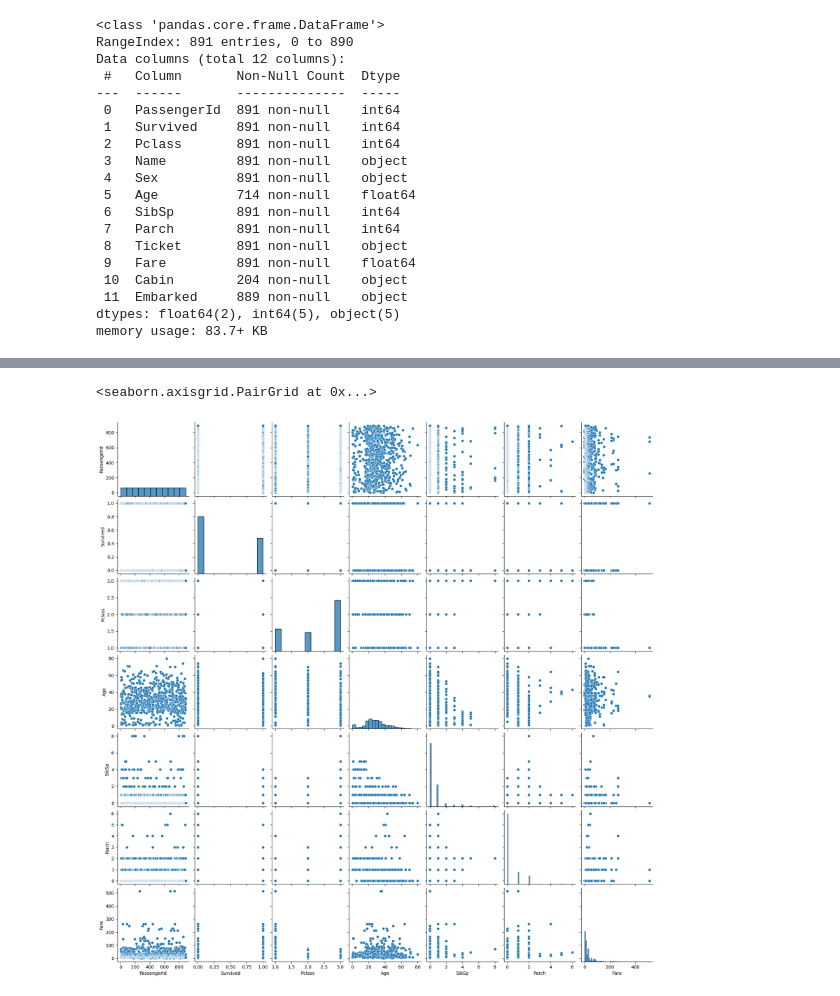
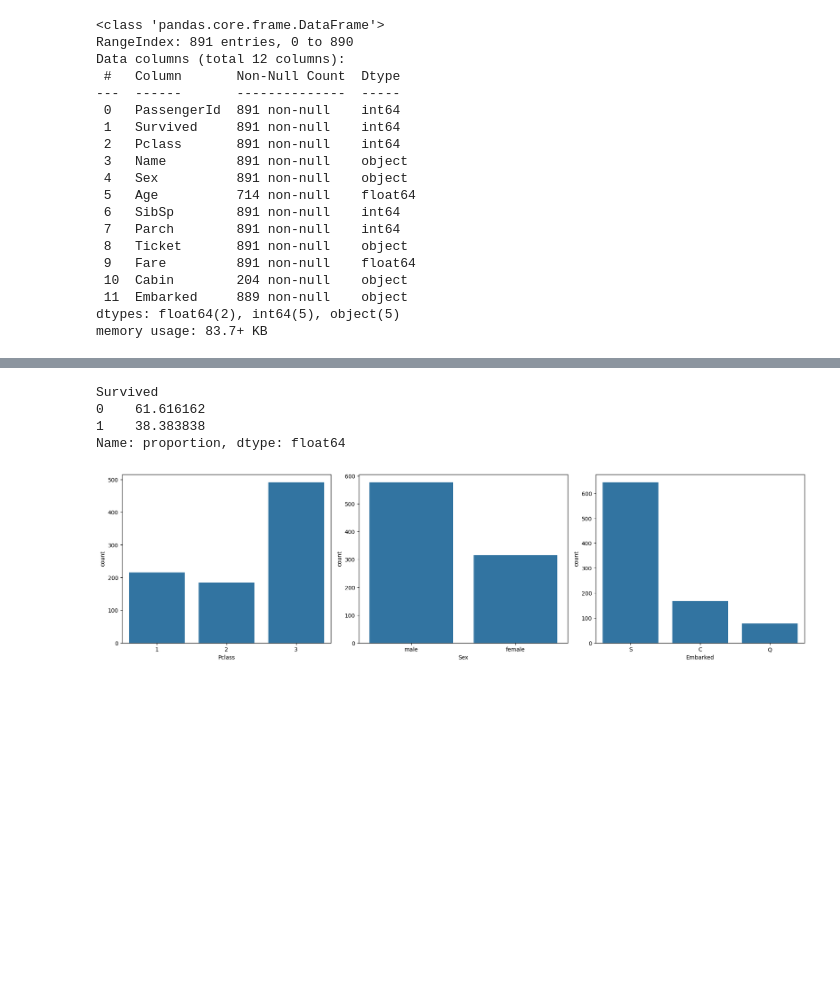
Before and after one commit to Suresh-kumar002/Elevate_Labs_Intership_ML-AI, a Jupyter notebook: TASK_2/task2.ipynb, the cells around one changed output, grey strips where cells are left out. Saved outputs shown, nothing was run; the diff lists cells and outputs as text; code cells hidden in the pictures; blank space fills up the shorter version.

```diff
--- a/TASK_2/task2.ipynb
+++ b/TASK_2/task2.ipynb
@@ -129,5 +101,0 @@ sns.boxplot(x=df['Survived'])
-# %%
-sns.pairplot(df)
-# %% [output]
-<seaborn.axisgrid.PairGrid at 0x...>
-[figure, removed]
@@ -137,0 +102,15 @@ px.histogram(df, x='Fare')
+# %%
+df['Survived'].value_counts(normalize=True) * 100
+# %% [output]
+Survived
+0    61.616162
+1    38.383838
+Name: proportion, dtype: float64
+# %%
+fig, axes = plt.subplots(1,3, figsize=(18,5))
+sns.countplot(x='Pclass', data=df, ax=axes[0])
+sns.countplot(x='Sex', data=df, ax=axes[1])
+sns.countplot(x='Embarked', data=df, ax=axes[2])
+plt.tight_layout()
+# %% [output]
+[figure, added]
```
Also changed, not shown: parts of 23 cells of this notebook.
